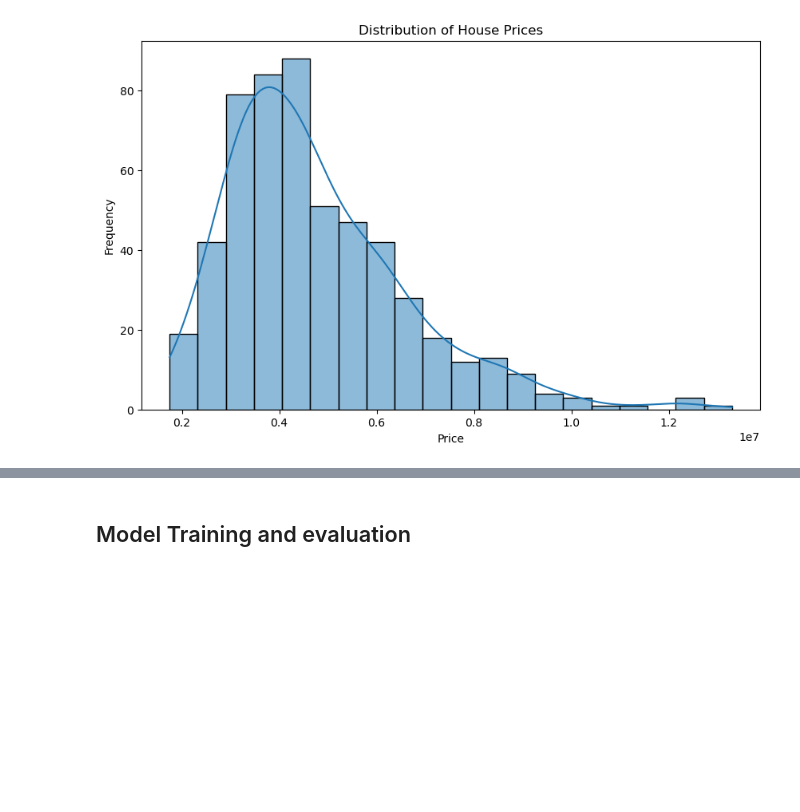
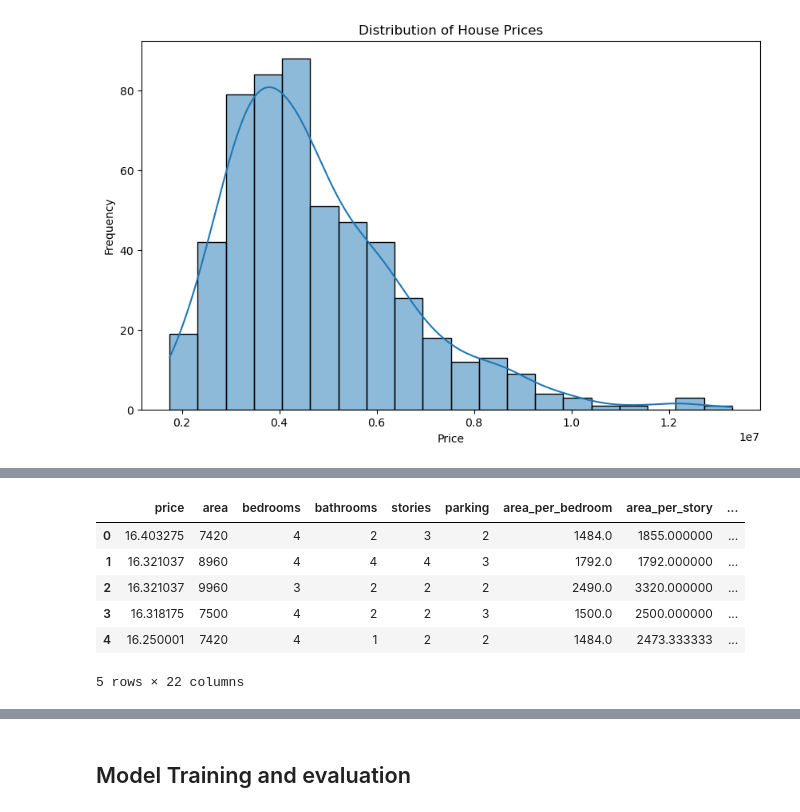
Before and after one commit to Piethras/Group_1_Solavise_Women_in_Data_Science, a Jupyter notebook: House_price_prediction.ipynb, the cells around one changed output, grey strips where cells are left out. Drawn from its saved outputs; the diff is of its cells as text; code cells hidden in the pictures; blank space fills up the shorter version.

```diff
--- a/House_price_prediction.ipynb
+++ b/House_price_prediction.ipynb
@@ -118,0 +182,10 @@ plt.show()
+# %%
+data_encoded.head()
+# %% [output]
+|  | price | area | bedrooms | bathrooms | stories | parking | area_per_bedroom | area_per_story | ... |
+| 0 | 16.403275 | 7420 | 4 | 2 | 3 | 2 | 1484.0 | 1855.000000 | ... |
+| 1 | 16.321037 | 8960 | 4 | 4 | 4 | 3 | 1792.0 | 1792.000000 | ... |
+| 2 | 16.321037 | 9960 | 3 | 2 | 2 | 2 | 2490.0 | 3320.000000 | ... |
+| 3 | 16.318175 | 7500 | 4 | 2 | 2 | 3 | 1500.0 | 2500.000000 | ... |
+| 4 | 16.250001 | 7420 | 4 | 1 | 2 | 2 | 1484.0 | 2473.333333 | ... |
+5 rows × 22 columns
```
Also changed, not shown: parts of 24 cells of this notebook.
